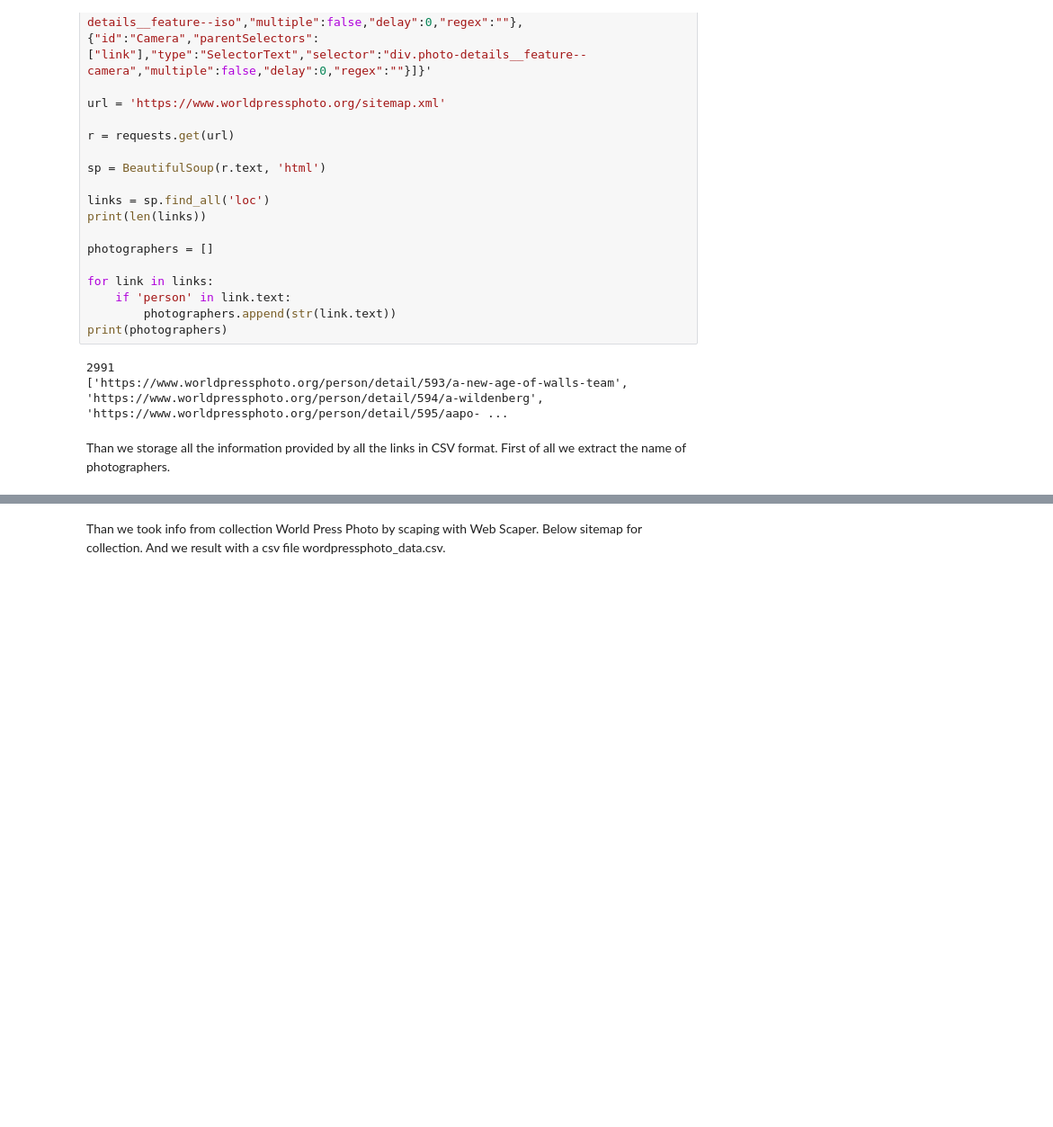
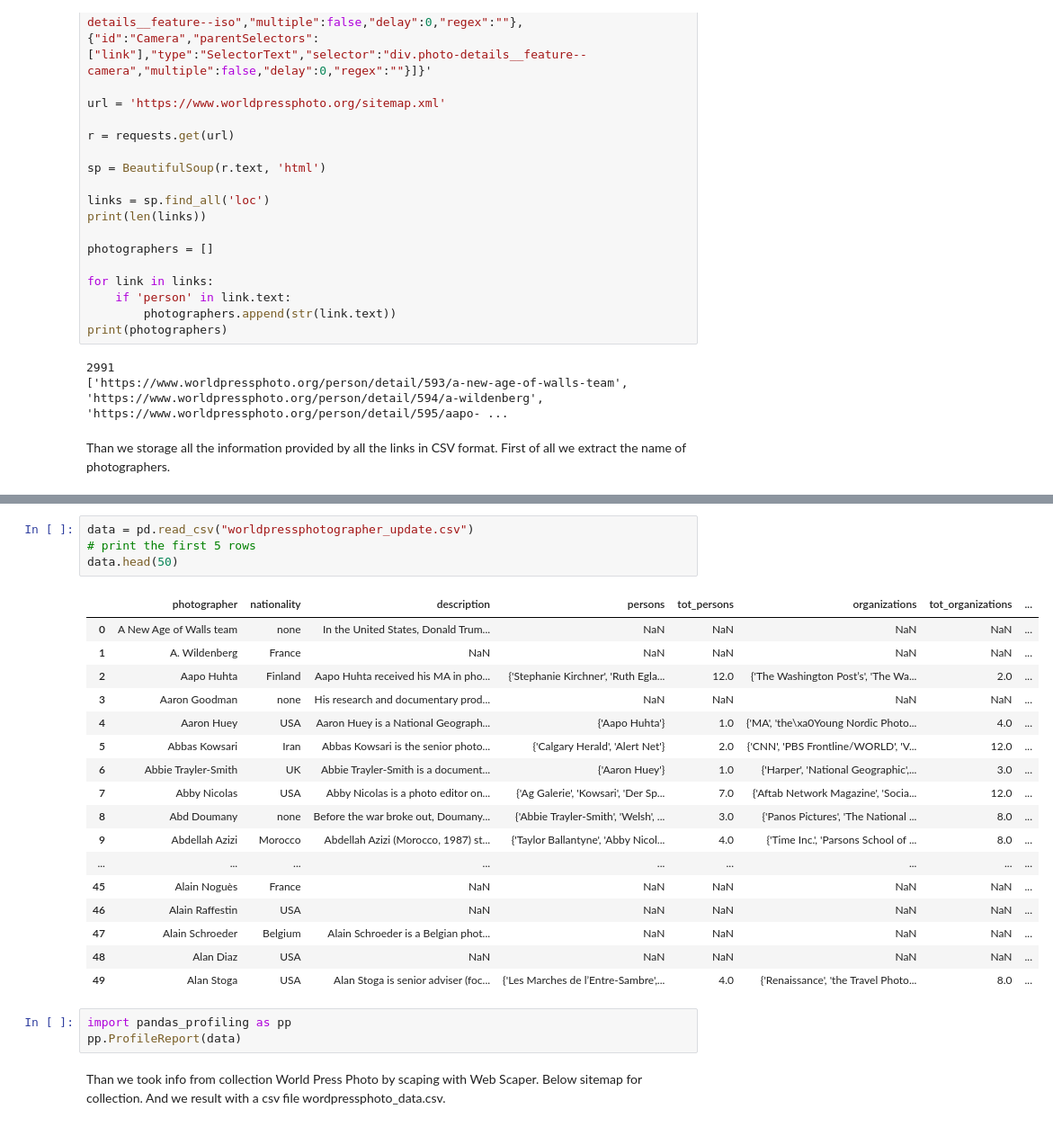
Before and after one commit to GiuliaVenditti/DigiatalStoryTelling, a Jupyter notebook: photo-notebook copy.ipynb, the cells around one changed output, grey strips where cells are left out. Shown at 90% size. Saved outputs shown, nothing was run; the diff lists cells and outputs as text; blank space fills up the shorter version.

```diff
--- a/photo-notebook copy.ipynb
+++ b/photo-notebook copy.ipynb
@@ -81,3 +124,28 @@ KeyboardInterrupt:
+# %%
+data = pd.read_csv("worldpressphotographer_update.csv")
+# print the first 5 rows
+data.head(50)
+# %% [output]
+|  | photographer | nationality | description | persons | tot_persons | organizations | tot_organizations | ... |
+| 0 | A New Age of Walls team | none | In the United States, Donald Trum... | NaN | NaN | NaN | NaN | ... |
+| 1 | A. Wildenberg | France | NaN | NaN | NaN | NaN | NaN | ... |
+| 2 | Aapo Huhta | Finland | Aapo Huhta received his MA in pho... | {'Stephanie Kirchner', 'Ruth Egla... | 12.0 | {'The Washington Post’s', 'The Wa... | 2.0 | ... |
+| 3 | Aaron Goodman | none | His research and documentary prod... | NaN | NaN | NaN | NaN | ... |
+| 4 | Aaron Huey | USA | Aaron Huey is a National Geograph... | {'Aapo Huhta'} | 1.0 | {'MA', 'the\xa0Young Nordic Photo... | 4.0 | ... |
+| 5 | Abbas Kowsari | Iran | Abbas Kowsari is the senior photo... | {'Calgary Herald', 'Alert Net'} | 2.0 | {'CNN', 'PBS Frontline/WORLD', 'V... | 12.0 | ... |
+| 6 | Abbie Trayler-Smith | UK | Abbie Trayler-Smith is a document... | {'Aaron Huey'} | 1.0 | {'Harper', 'National Geographic',... | 3.0 | ... |
+| 7 | Abby Nicolas | USA | Abby Nicolas is a photo editor on... | {'Ag Galerie', 'Kowsari', 'Der Sp... | 7.0 | {'Aftab Network Magazine', 'Socia... | 12.0 | ... |
+| 8 | Abd Doumany | none | Before the war broke out, Doumany... | {'Abbie Trayler-Smith', 'Welsh', ... | 3.0 | {'Panos Pictures', 'The National ... | 8.0 | ... |
+| 9 | Abdellah Azizi | Morocco | Abdellah Azizi (Morocco, 1987) st... | {'Taylor Ballantyne', 'Abby Nicol... | 4.0 | {'Time Inc.', 'Parsons School of ... | 8.0 | ... |
+| ... | ... | ... | ... | ... | ... | ... | ... | ... |
+| 45 | Alain Noguès | France | NaN | NaN | NaN | NaN | NaN | ... |
+| 46 | Alain Raffestin | USA | NaN | NaN | NaN | NaN | NaN | ... |
+| 47 | Alain Schroeder | Belgium | Alain Schroeder is a Belgian phot... | NaN | NaN | NaN | NaN | ... |
+| 48 | Alan Diaz | USA | NaN | NaN | NaN | NaN | NaN | ... |
+| 49 | Alan Stoga | USA | Alan Stoga is senior adviser (foc... | {'Les Marches de l’Entre-Sambre',... | 4.0 | {'Renaissance', 'the Travel Photo... | 8.0 | ... |
+# %%
+import pandas_profiling as pp
+pp.ProfileReport(data)
 # %% [markdown]
 Than we took info from collection World Press Photo by scaping with Web Scaper. Below sitemap for collection. And we result with a csv file wordpressphoto_data.csv.
 # %%
```
Also changed, not shown: parts of 5 cells of this notebook, 2 other files.
